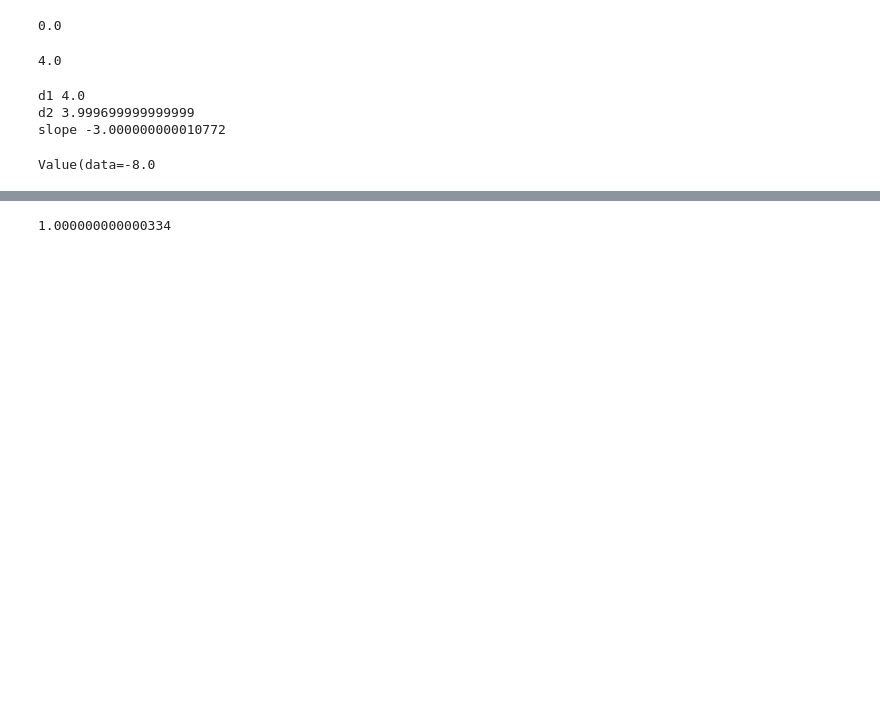
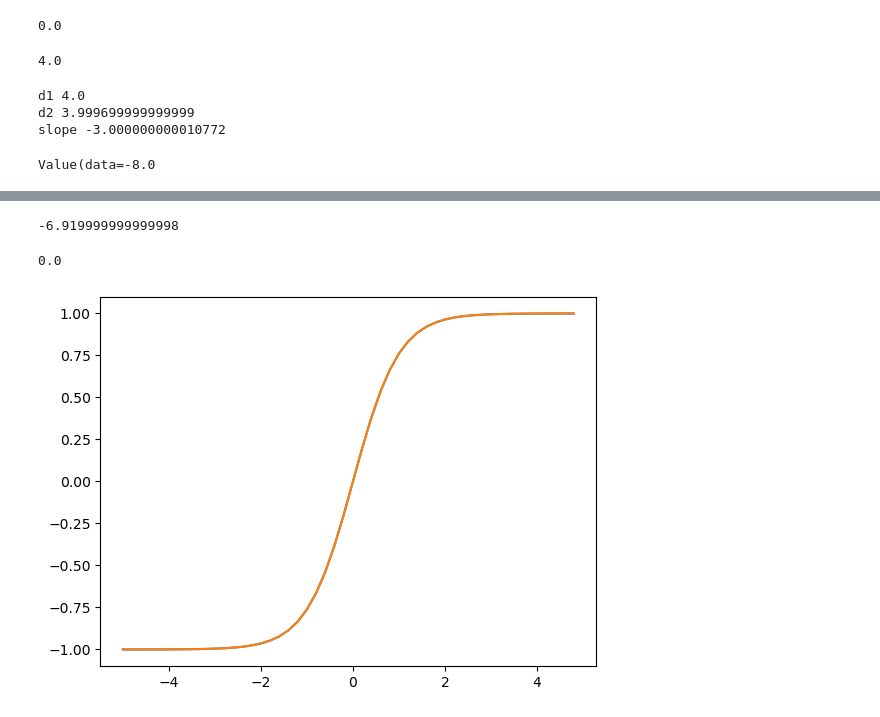
Before and after one commit to Adieltheanalyst/relearning_ml_materials, a Jupyter notebook: building_a_micrograd.ipynb, the cells around one changed output, grey strips where cells are left out. Drawn from its saved outputs; the diff is of its cells as text; code cells hidden in the pictures; blank space fills up the shorter version.

```diff
--- a/building_a_micrograd.ipynb
+++ b/building_a_micrograd.ipynb
@@ -115,3 +150,15 @@ def draw_dot(root):
 draw_dot(L)
 # %% [output]
 [drawing not drawn]
+# %%
+a.data += 0.01 * a.grad
+b.grad += 0.01*b.grad
+c.grad += 0.01 * c.grad
+f.grad += 0.01 * f.grad
+
+e=a*b
+d=e + c
+L=d*f
+L.data
+# %% [output]
+-6.919999999999998
@@ -121,7 +174,7 @@ f.grad=4.0
 d.grad=-2.0
 # %%
 def lol():
-    h=0.0001
+    h=0.001
 
     a=Value(2.0,label="a")
     b=Value(-3.0,label="b")
@@ -136,12 +189,18 @@ def lol():
     b=Value(-3.0,label="b")
     c=Value(10.0,label="c")
     e=a*b ; e.label="e"
+    # e.data += h
     d=e +c; d.label="d"
     f=Value(-2.0,label="f")
     L=d*f ; L.label="L"
-    L2=L.data+h
+    L2=L.data
     print((L2-L1)/h)
 
 lol()
 # %% [output]
-1.000000000000334
+0.0
+# %%
+plt.plot(np.arange(-5,5,0.2),np.tanh(np.arange(-5,5,0.2))); plt.grid();
+plt.show()
+# %% [output]
+[figure, added]
```
Also changed, not shown: parts of 7 cells of this notebook.
